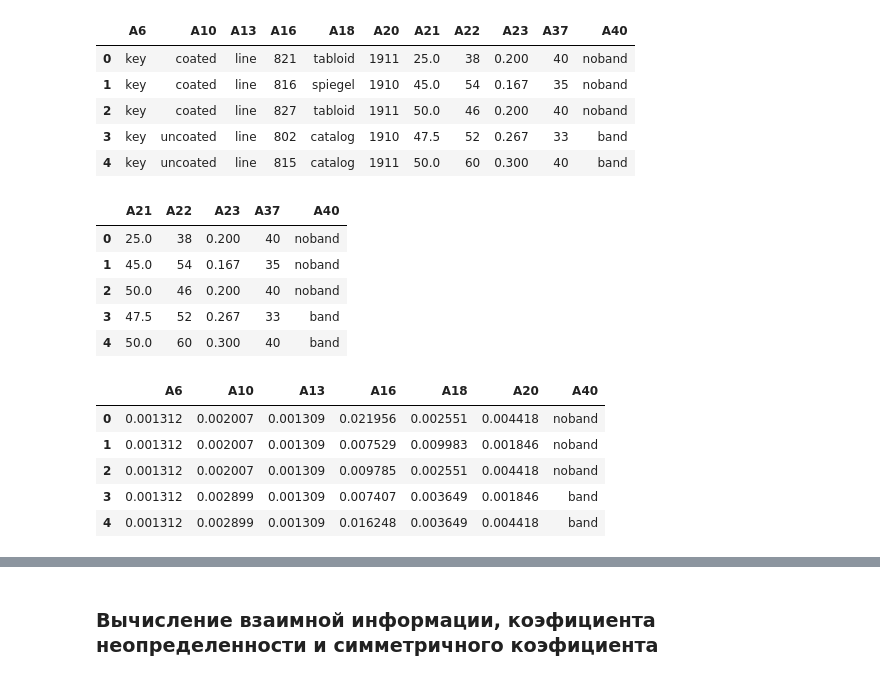
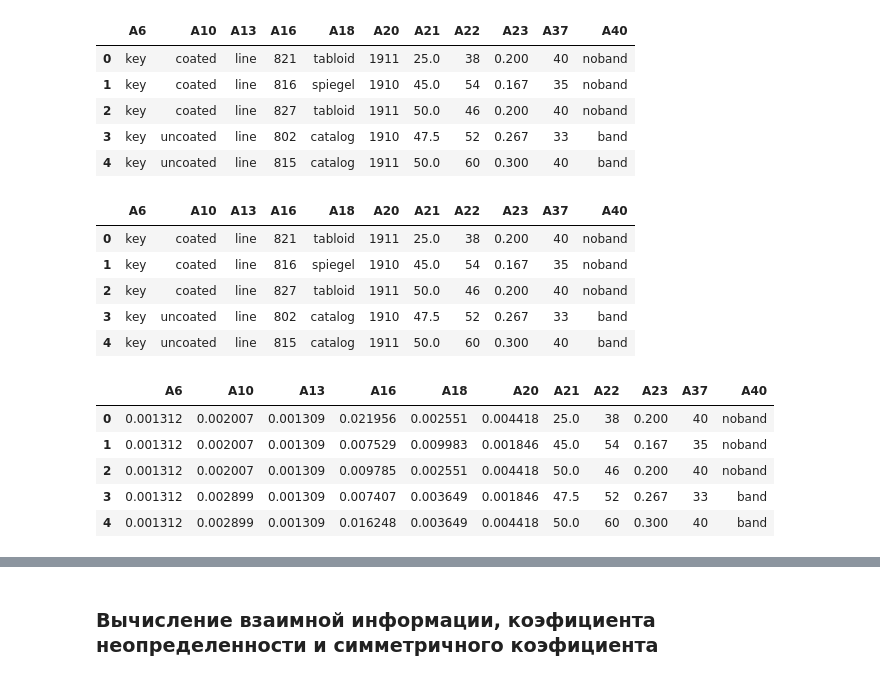
Before and after one commit to catelyn-austen/nstu, a Jupyter notebook: SAND/lab_1/lab_1.ipynb, the cells around one changed output, grey strips where cells are left out. Drawn from its saved outputs; the diff is of its cells as text; code cells hidden in the pictures.

```diff
--- a/SAND/lab_1/lab_1.ipynb
+++ b/SAND/lab_1/lab_1.ipynb
@@ -19,57 +19,61 @@ df_0.head()
 | 3 | key | uncoated | line | 802 | catalog | 1910 | 47.5 | 52 | 0.267 | 33 | band |
 | 4 | key | uncoated | line | 815 | catalog | 1911 | 50.0 | 60 | 0.300 | 40 | band |
 # %%
-# разделим на 2 датафрейма - качественные и количественные данные
-df_1 = df_0.iloc[:, 0:6]
-df_1['A40'] = df_0['A40']
+# создадим 2 датафрейма - качественные и количественные данные
+df_1 = df_0.copy()
 #df_1.head()
 
-df_2 = df_0.iloc[:, 6:10]
-df_2['A40'] = df_0['A40']
+df_2 = df_0.copy()
 df_2.head()
 # %% [output]
-|  | A21 | A22 | A23 | A37 | A40 |
-| 0 | 25.0 | 38 | 0.200 | 40 | noband |
-| 1 | 45.0 | 54 | 0.167 | 35 | noband |
-| 2 | 50.0 | 46 | 0.200 | 40 | noband |
-| 3 | 47.5 | 52 | 0.267 | 33 | band |
-| 4 | 50.0 | 60 | 0.300 | 40 | band |
+|  | A6 | A10 | A13 | A16 | A18 | A20 | A21 | A22 | A23 | A37 | A40 |
+| 0 | key | coated | line | 821 | tabloid | 1911 | 25.0 | 38 | 0.200 | 40 | noband |
+| 1 | key | coated | line | 816 | spiegel | 1910 | 45.0 | 54 | 0.167 | 35 | noband |
+| 2 | key | coated | line | 827 | tabloid | 1911 | 50.0 | 46 | 0.200 | 40 | noband |
+| 3 | key | uncoated | line | 802 | catalog | 1910 | 47.5 | 52 | 0.267 | 33 | band |
+| 4 | key | uncoated | line | 815 | catalog | 1911 | 50.0 | 60 | 0.300 | 40 | band |
 # %%
 # Произведем калибровку качественных данных с учетом априорного шанса с поправкой Лапласа
 # С помощью формулы мы получили числа в таблице Excel, вставим их в дф, изменив старые значения
 
 # A6
 replace_dict = {'key': 0.001311808, 'type': 1}
 df_1['A6'] = df_1['A6'].replace(replace_dict)
+df_2['A6'] = df_2['A6'].replace(replace_dict)
 
 # A10
 replace_dict = {'coated': 0.00200664, 'uncoated': 0.002898667, 'super': 1}
 df_1['A10'] = df_1['A10'].replace(replace_dict)
+df_2['A10'] = df_2['A10'].replace(replace_dict)
 
 # A13
 replace_dict = {'line': 0.001308837, 'xylol': 0.176470588, 'lactol': 1, 'naptha': 0.076923077, 'other': 1}
 df_1['A13'] = df_1['A13'].replace(replace_dict)
+df_2['A13'] = df_2['A13'].replace(replace_dict)
 
 # A16
 replace_dict = {821: 0.021956088, 802: 0.007407407, 813: 0.005544006,
                 824: 0.003076923, 815: 0.016248154, 816: 0.00752909,
                 827: 0.009784736, 828: 0.011124845
 }
 df_1['A16'] = df_1['A16'].replace(replace_dict)
+df_2['A16'] = df_2['A16'].replace(replace_dict)
 
 # A18
 replace_dict = {'tabloid': 0.00255052, 'spiegel': 0.009983361, 'catalog': 0.003649231}
 df_1['A18'] = df_1['A18'].replace(replace_dict)
+df_2['A18'] = df_2['A18'].replace(replace_dict)
 
 # A20
 replace_dict = {1911: 0.004417834, 1910: 0.001846365, 'other': 1}
 df_1['A20'] = df_1['A20'].replace(replace_dict)
+df_2['A20'] = df_2['A20'].replace(replace_dict)
 
 df_1.head()
 # %% [output]
-|  | A6 | A10 | A13 | A16 | A18 | A20 | A40 |
-| 0 | 0.001312 | 0.002007 | 0.001309 | 0.021956 | 0.002551 | 0.004418 | noband |
-| 1 | 0.001312 | 0.002007 | 0.001309 | 0.007529 | 0.009983 | 0.001846 | noband |
-| 2 | 0.001312 | 0.002007 | 0.001309 | 0.009785 | 0.002551 | 0.004418 | noband |
-| 3 | 0.001312 | 0.002899 | 0.001309 | 0.007407 | 0.003649 | 0.001846 | band |
-| 4 | 0.001312 | 0.002899 | 0.001309 | 0.016248 | 0.003649 | 0.004418 | band |
+|  | A6 | A10 | A13 | A16 | A18 | A20 | A21 | A22 | A23 | A37 | A40 |
+| 0 | 0.001312 | 0.002007 | 0.001309 | 0.021956 | 0.002551 | 0.004418 | 25.0 | 38 | 0.200 | 40 | noband |
+| 1 | 0.001312 | 0.002007 | 0.001309 | 0.007529 | 0.009983 | 0.001846 | 45.0 | 54 | 0.167 | 35 | noband |
+| 2 | 0.001312 | 0.002007 | 0.001309 | 0.009785 | 0.002551 | 0.004418 | 50.0 | 46 | 0.200 | 40 | noband |
+| 3 | 0.001312 | 0.002899 | 0.001309 | 0.007407 | 0.003649 | 0.001846 | 47.5 | 52 | 0.267 | 33 | band |
+| 4 | 0.001312 | 0.002899 | 0.001309 | 0.016248 | 0.003649 | 0.004418 | 50.0 | 60 | 0.300 | 40 | band |
```
Also changed, not shown: parts of 14 cells of this notebook.
